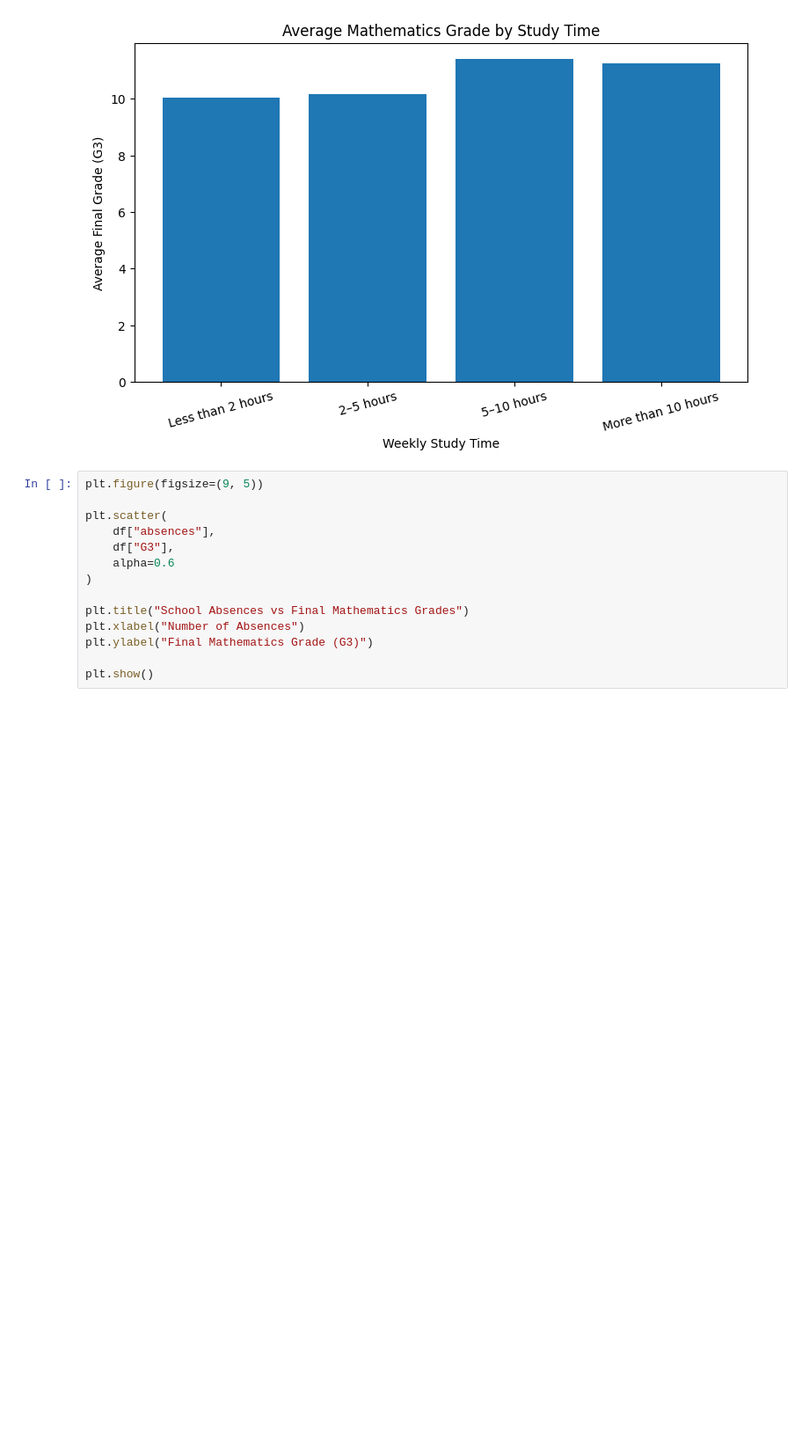
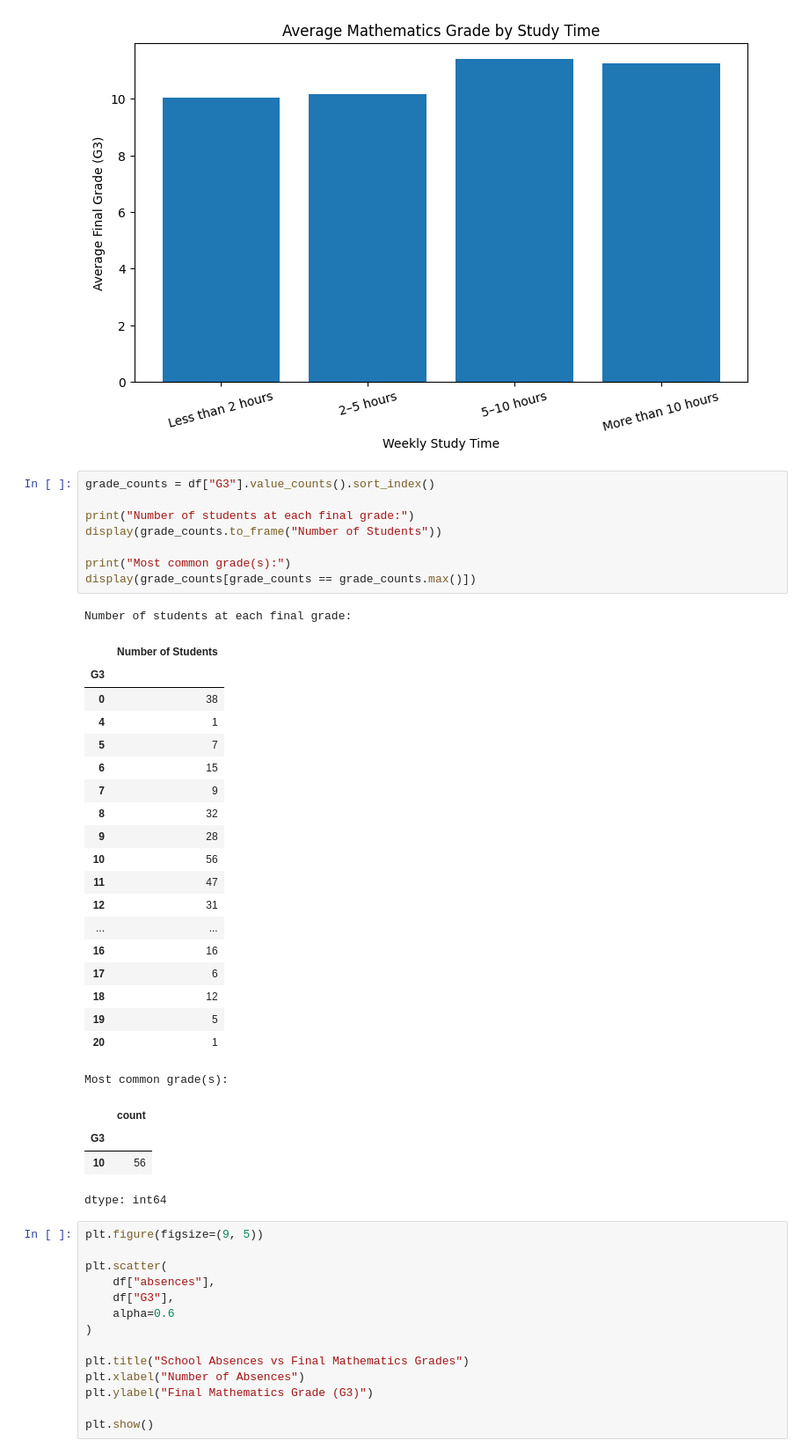
Before and after one commit to alishaa-coder/student-performance-analysis, a Jupyter notebook: student_performance_analysis.ipynb, the cells around one changed output. Shown at 88% size. Saved outputs shown, nothing was run; the diff lists cells and outputs as text; blank space fills up the shorter version.

Commit message:
Add student performance analysis notebook

```diff
--- a/student_performance_analysis.ipynb
+++ b/student_performance_analysis.ipynb
@@ -219,6 +219,39 @@ plt.xticks(rotation=15)
 plt.show()
 # %% [output]
 [figure]
+# %%
+grade_counts = df["G3"].value_counts().sort_index()
+
+print("Number of students at each final grade:")
+display(grade_counts.to_frame("Number of Students"))
+
+print("Most common grade(s):")
+display(grade_counts[grade_counts == grade_counts.max()])
+# %% [output]
+Number of students at each final grade:
+|  | Number of Students |
+| G3 |  |
+| 0 | 38 |
+| 4 | 1 |
+| 5 | 7 |
+| 6 | 15 |
+| 7 | 9 |
+| 8 | 32 |
+| 9 | 28 |
+| 10 | 56 |
+| 11 | 47 |
+| 12 | 31 |
+| ... | ... |
+| 16 | 16 |
+| 17 | 6 |
+| 18 | 12 |
+| 19 | 5 |
+| 20 | 1 |
+Most common grade(s):
+|  | count |
+| G3 |  |
+| 10 | 56 |
+dtype: int64
 # %%
 plt.figure(figsize=(9, 5))
 
```
Also changed, not shown: parts of 1 cell of this notebook.
